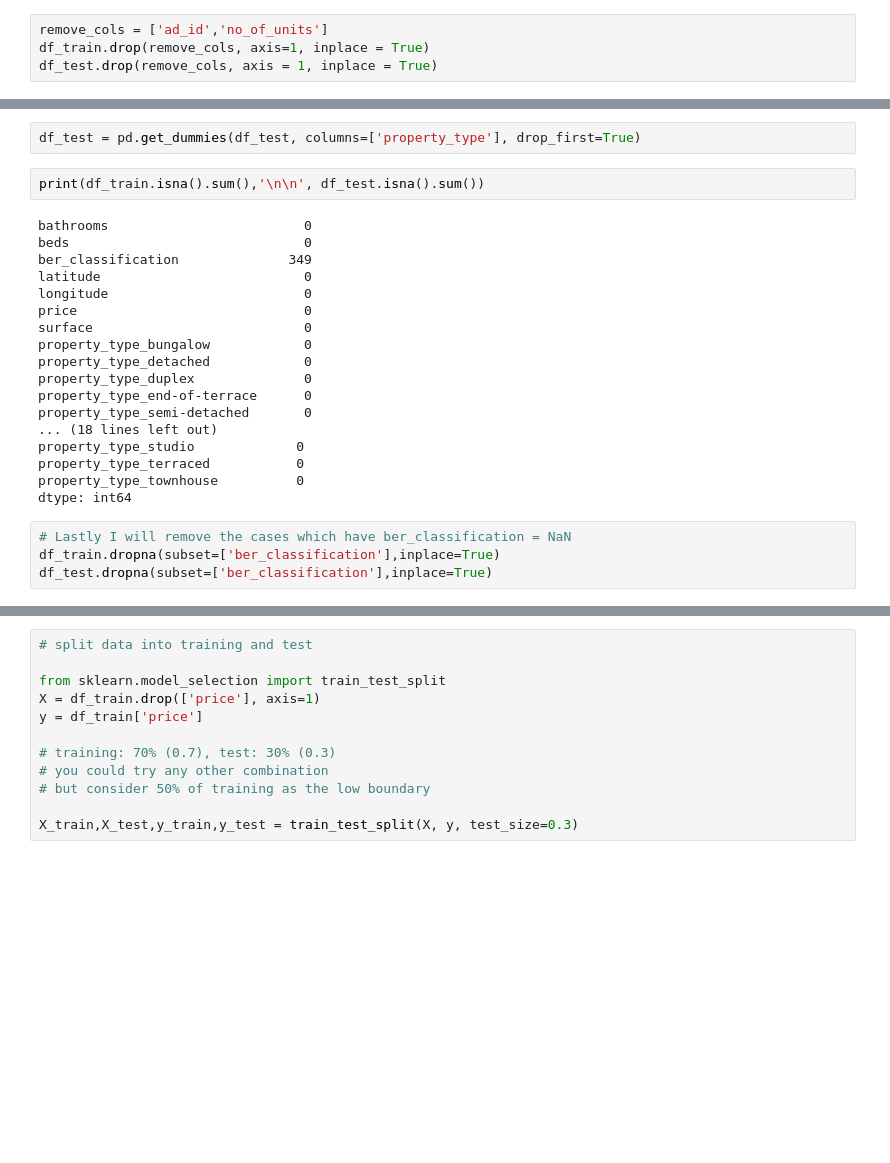
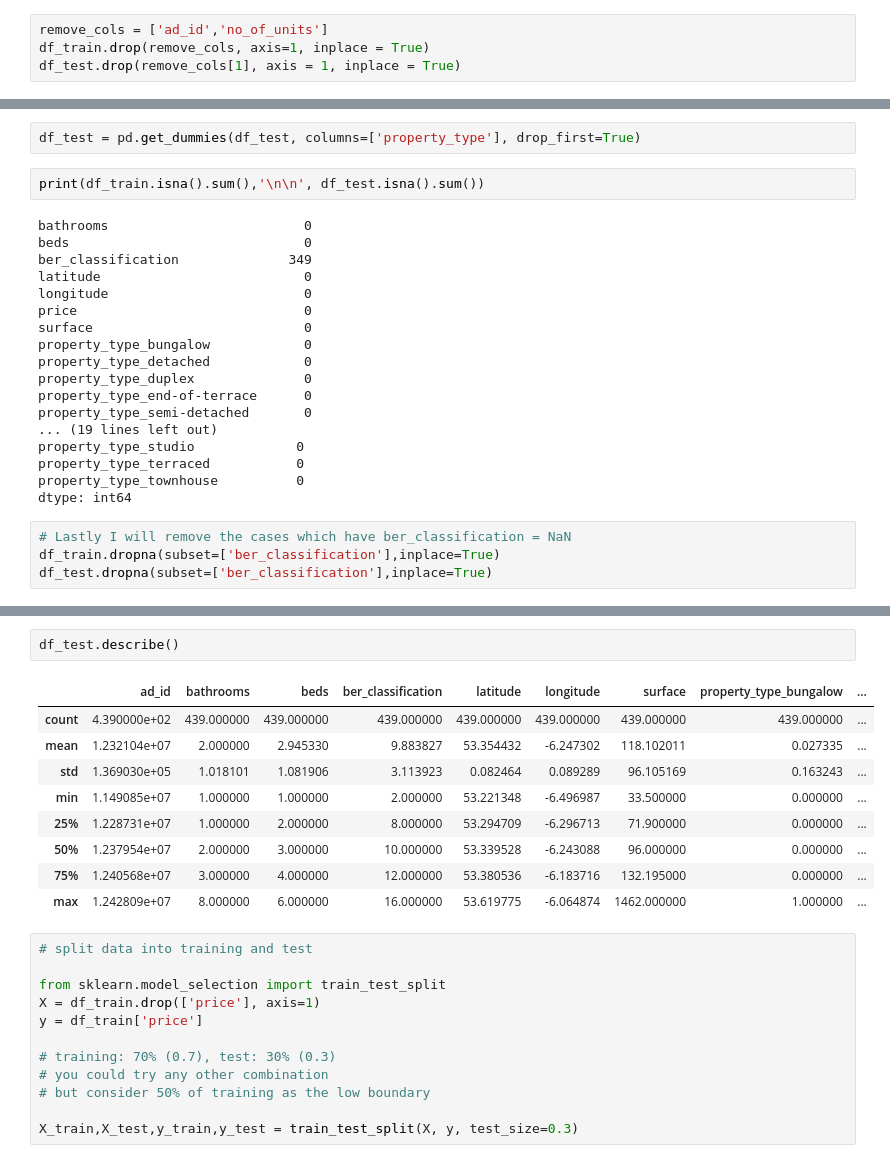
Before and after one commit to barrytl/ET5003_SEM1_2021-2, a Jupyter notebook: Week-3/ET5003_Etivity2_BarryLawton_20197772.ipynb, the cells around one changed output, grey strips where cells are left out. Drawn from its saved outputs; the diff is of its cells as text; blank space fills up the shorter version.

```diff
--- a/Week-3/ET5003_Etivity2_BarryLawton_20197772.ipynb
+++ b/Week-3/ET5003_Etivity2_BarryLawton_20197772.ipynb
@@ -251,7 +244,7 @@ df_train.describe()
 # %%
 remove_cols = ['ad_id','no_of_units']
 df_train.drop(remove_cols, axis=1, inplace = True)
-df_test.drop(remove_cols, axis = 1, inplace = True)
+df_test.drop(remove_cols[1], axis = 1, inplace = True)
 # %% [markdown]
 #### Removing outliers
 # %%
@@ -428,7 +423,7 @@ property_type_detached            0
 property_type_duplex              0
 property_type_end-of-terrace      0
 property_type_semi-detached       0
-... (18 lines left out)
+... (19 lines left out)
 property_type_studio             0
 property_type_terraced           0
 property_type_townhouse          0
@@ -449,6 +444,18 @@ df_train.describe()
 | 50% | 2.000000 | 3.000000 | 10.000000 | 53.340011 | -6.244568 | 4.200000e+05 | 99.000000 | 0.000000 | ... |
 | 75% | 3.000000 | 4.000000 | 12.000000 | 53.380545 | -6.184865 | 6.000000e+05 | 137.000000 | 0.000000 | ... |
 | max | 8.000000 | 6.000000 | 16.000000 | 53.630588 | -6.054719 | 7.950000e+06 | 1195.000000 | 1.000000 | ... |
+# %%
+df_test.describe()
+# %% [output]
+|  | ad_id | bathrooms | beds | ber_classification | latitude | longitude | surface | property_type_bungalow | ... |
+| count | 4.390000e+02 | 439.000000 | 439.000000 | 439.000000 | 439.000000 | 439.000000 | 439.000000 | 439.000000 | ... |
+| mean | 1.232104e+07 | 2.000000 | 2.945330 | 9.883827 | 53.354432 | -6.247302 | 118.102011 | 0.027335 | ... |
+| std | 1.369030e+05 | 1.018101 | 1.081906 | 3.113923 | 0.082464 | 0.089289 | 96.105169 | 0.163243 | ... |
+| min | 1.149085e+07 | 1.000000 | 1.000000 | 2.000000 | 53.221348 | -6.496987 | 33.500000 | 0.000000 | ... |
+| 25% | 1.228731e+07 | 1.000000 | 2.000000 | 8.000000 | 53.294709 | -6.296713 | 71.900000 | 0.000000 | ... |
+| 50% | 1.237954e+07 | 2.000000 | 3.000000 | 10.000000 | 53.339528 | -6.243088 | 96.000000 | 0.000000 | ... |
+| 75% | 1.240568e+07 | 3.000000 | 4.000000 | 12.000000 | 53.380536 | -6.183716 | 132.195000 | 0.000000 | ... |
+| max | 1.242809e+07 | 8.000000 | 6.000000 | 16.000000 | 53.619775 | -6.064874 | 1462.000000 | 1.000000 | ... |
 # %%
 # split data into training and test
 
```
Also changed, not shown: parts of 10 cells of this notebook.
